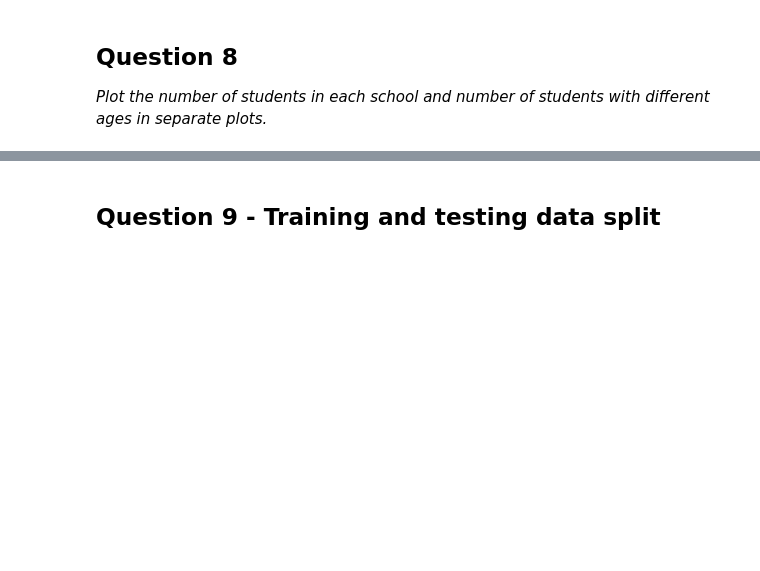
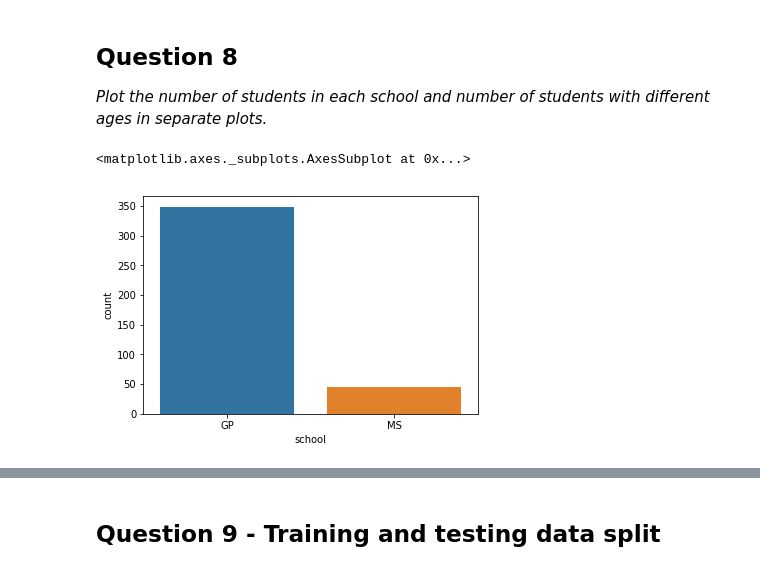
Before and after one commit to GreatLearningAIML1/pune-july19-batch-maheshwariumang, a Jupyter notebook: R3_External_Lab_Logistic_and_Naive_bayes_questions (1).ipynb, the cells around one changed output, grey strips where cells are left out. Cells and saved outputs as stored; diff of their text form; code cells hidden in the pictures; blank space fills up the shorter version.

```diff
--- a/R3_External_Lab_Logistic_and_Naive_bayes_questions (1).ipynb
+++ b/R3_External_Lab_Logistic_and_Naive_bayes_questions (1).ipynb
@@ -256,3 +295,8 @@ The G3 depends a great deal on the G2. Thus, the G2 can be a good predictor of t
 ## Question 8
 
 *Plot the number of students in each school and number of students with different ages in separate plots.*
+# %%
+sns.countplot(data=student_data, x='school')
+# %% [output]
+<matplotlib.axes._subplots.AxesSubplot at 0x...>
+[figure, added]
```
Also changed, not shown: parts of 13 cells of this notebook.
